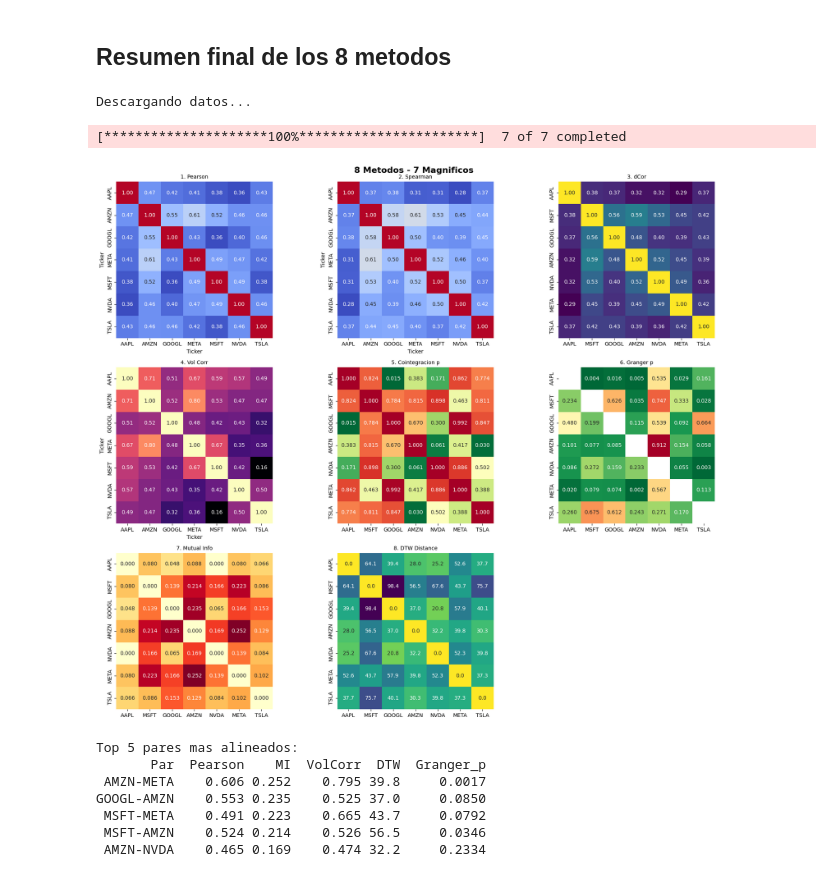
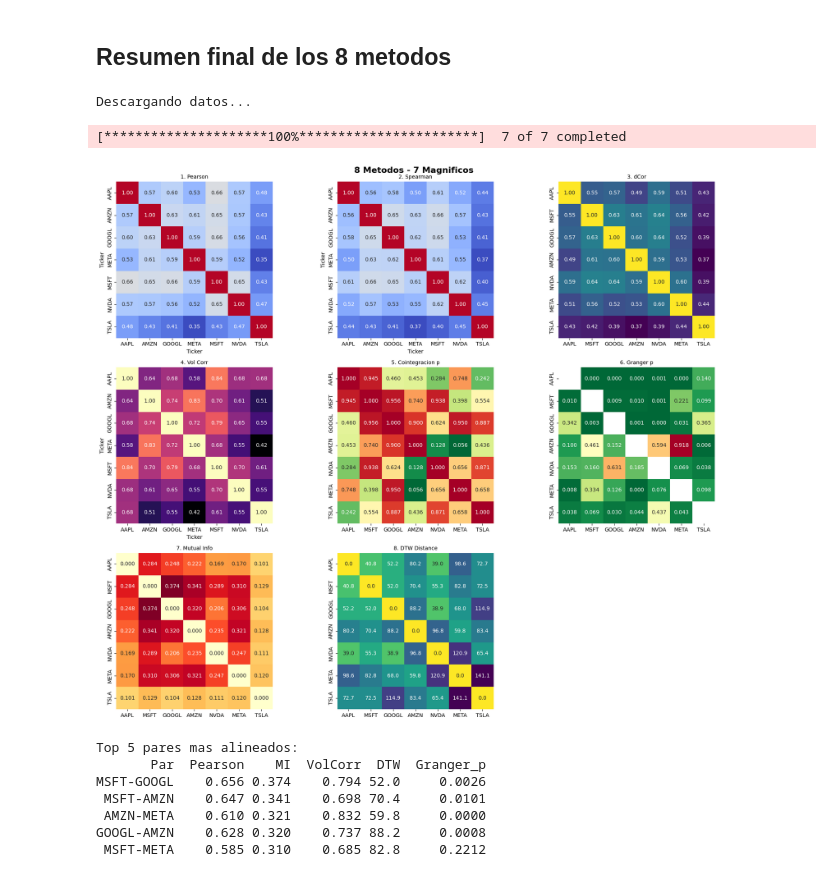
Before and after one commit to Saul-Ochoa/-Forecast-Time-Series-Repository, a Jupyter notebook: Relaciones entre los 7 Magníficos/Relaciones_stocks.ipynb, the cells around one changed output. Cells and saved outputs as stored; diff of their text form; code cells hidden in the pictures.

```diff
--- a/Relaciones entre los 7 Magníficos/Relaciones_stocks.ipynb
+++ b/Relaciones entre los 7 Magníficos/Relaciones_stocks.ipynb
@@ -1307,7 +1307,7 @@ import warnings
 warnings.filterwarnings('ignore')
 
 TICKERS = ['AAPL','MSFT','GOOGL','AMZN','NVDA','META','TSLA']
-START = '2024-06-01'
+START = '2019-01-01' # Jugar con las fechas para obtener relaciones a corto, mediano y largo plazo
 
 print("Descargando datos...")
 data = yf.download(TICKERS, start=START, auto_adjust=True)['Close'].dropna()
@@ -1373,39 +1373,39 @@ heatmap(vol_corr, '4. Vol Corr', axes[3], cmap='magma')
 heatmap(coint_p, '5. Cointegracion p', axes[4], fmt='.3f', cmap='RdYlGn_r')
 heatmap(granger_p, '6. Granger p', axes[5], fmt='.3f', cmap='RdYlGn_r')
 heatmap(mi, '7. Mutual Info', axes[6], fmt='.3f', cmap='YlOrRd')
 heatmap(dtw_dist, '8. DTW Distance', axes[7], fmt='.1f', cmap='viridis_r')
 axes[8].axis('off')
 plt.suptitle('8 Metodos - 7 Magnificos', fontsize=16, fontweight='bold')
 plt.tight_layout()
 plt.savefig('8_metodos_magnificos.png', dpi=150)
 plt.show()
 
 # Ranking
 pairs = []
 for i,a in enumerate(TICKERS):
     for j,b in enumerate(TICKERS):
         if i<j:
             pairs.append({
                 'Par': f'{a}-{b}',
                 'Pearson': round(pearson.loc[a,b],3),
                 'MI': round(mi.loc[a,b],3),
                 'VolCorr': round(vol_corr.loc[a,b],3),
                 'DTW': dtw_dist.loc[a,b],
                 'Granger_p': round(min(granger_p.loc[a,b], granger_p.loc[b,a]),4) if pd.notna(granger_p.loc[a,b]) else None
             })
 ranking = pd.DataFrame(pairs).sort_values(['MI','VolCorr'], ascending=False)
 ranking.to_csv('ranking_8_metodos.csv', index=False)
 print("\nTop 5 pares mas alineados:")
 print(ranking.head(5).to_string(index=False))
 # %% [output]
 Descargando datos...
 [*********************100%***********************]  7 of 7 completed
-[figure, old version]
+[figure, new version]
 Top 5 pares mas alineados:
        Par  Pearson    MI  VolCorr  DTW  Granger_p
- AMZN-META    0.606 0.252    0.795 39.8     0.0017
-GOOGL-AMZN    0.553 0.235    0.525 37.0     0.0850
- MSFT-META    0.491 0.223    0.665 43.7     0.0792
- MSFT-AMZN    0.524 0.214    0.526 56.5     0.0346
- AMZN-NVDA    0.465 0.169    0.474 32.2     0.2334
+MSFT-GOOGL    0.656 0.374    0.794 52.0     0.0026
+ MSFT-AMZN    0.647 0.341    0.698 70.4     0.0101
+ AMZN-META    0.610 0.321    0.832 59.8     0.0000
+GOOGL-AMZN    0.628 0.320    0.737 88.2     0.0008
+ MSFT-META    0.585 0.310    0.685 82.8     0.2212
 # %% [markdown]
```
Also changed, not shown: parts of 1 cell of this notebook.
